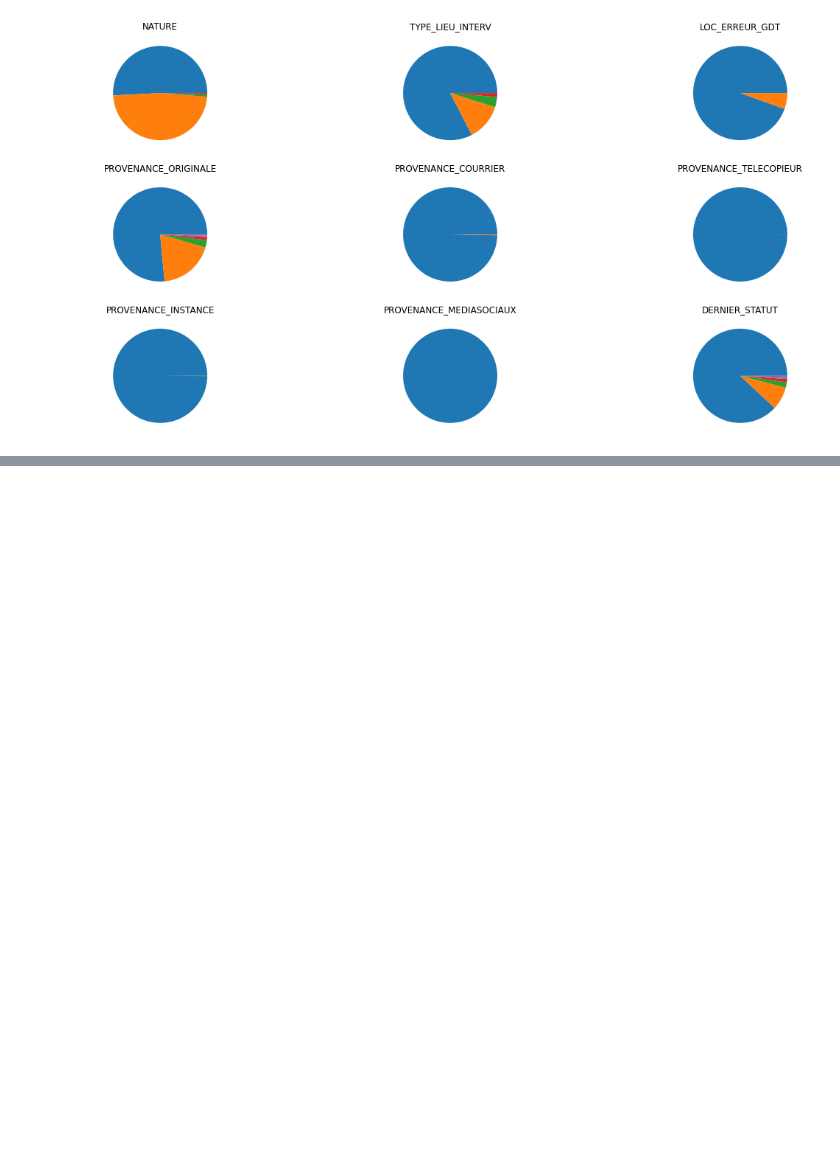
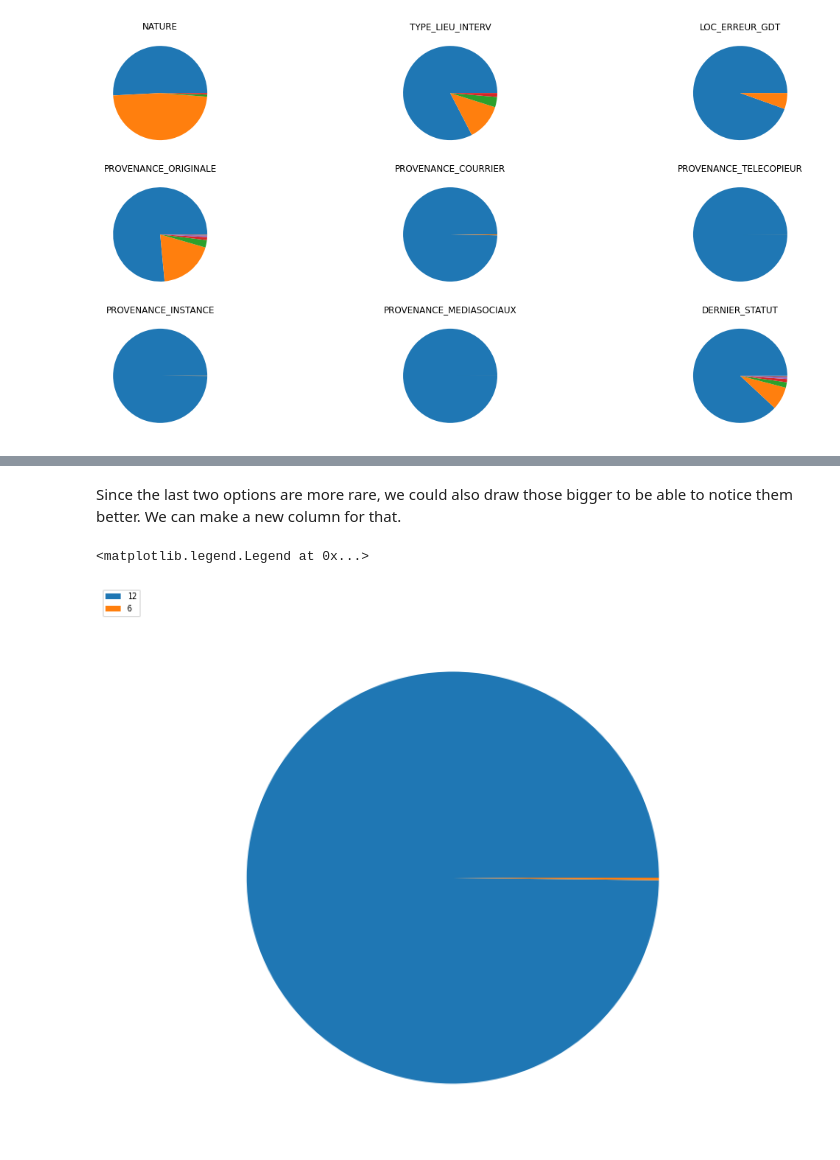
Before and after one commit to satuelisa/Requetes311, a Jupyter notebook: CaseStudy.ipynb, the cells around one changed output, grey strips where cells are left out. Cells and saved outputs as stored; diff of their text form; code cells hidden in the pictures; blank space fills up the shorter version.

```diff
--- a/CaseStudy.ipynb
+++ b/CaseStudy.ipynb
@@ -21,7 +21,8 @@ Now, we load the data into a Pandas data frame and see what we got in terms of r
 # %%
 import pandas as pd # for a local installation, use pip to get pandas
 print('Attempting to load the data. (Do NOT click run again.)')
-data = pd.read_csv(filename) # load CSV-formatted data from a file (Chapter 3 shows other ways to read dara)
+# load CSV-formatted data from a file (Chapter 3 shows other ways to read data)
+data = pd.read_csv(filename, low_memory = False) # explanation below
 rows, cols = data.shape # consult the shape of the resulting data
 print(f'There are {rows} and {cols} columns')
 cells = rows * cols
@@ -341,0 +450,11 @@ Those numerical codes 0, 1, 2, 3, ..., seems like categories. Let's consult [the
+# %% [markdown]
+Since the last two options are more rare, we could also draw those bigger to be able to notice them better. We can make a new column for that.
+# %%
+r['size'] = [ 6 + 6 * (v == 'Requete' or v == 'Plainte') for v in r['NATURE'] ]
+f = r['size'].value_counts()
+v = r['size'].unique()
+patches, texts = plt.pie(f)
+plt.legend(patches, v, loc = 'lower right', bbox_to_anchor = (-0.1, 1.), fontsize = 8)
+# %% [output]
+<matplotlib.legend.Legend at 0x...>
+[figure, added]
```
Also changed, not shown: parts of 13 cells of this notebook.
